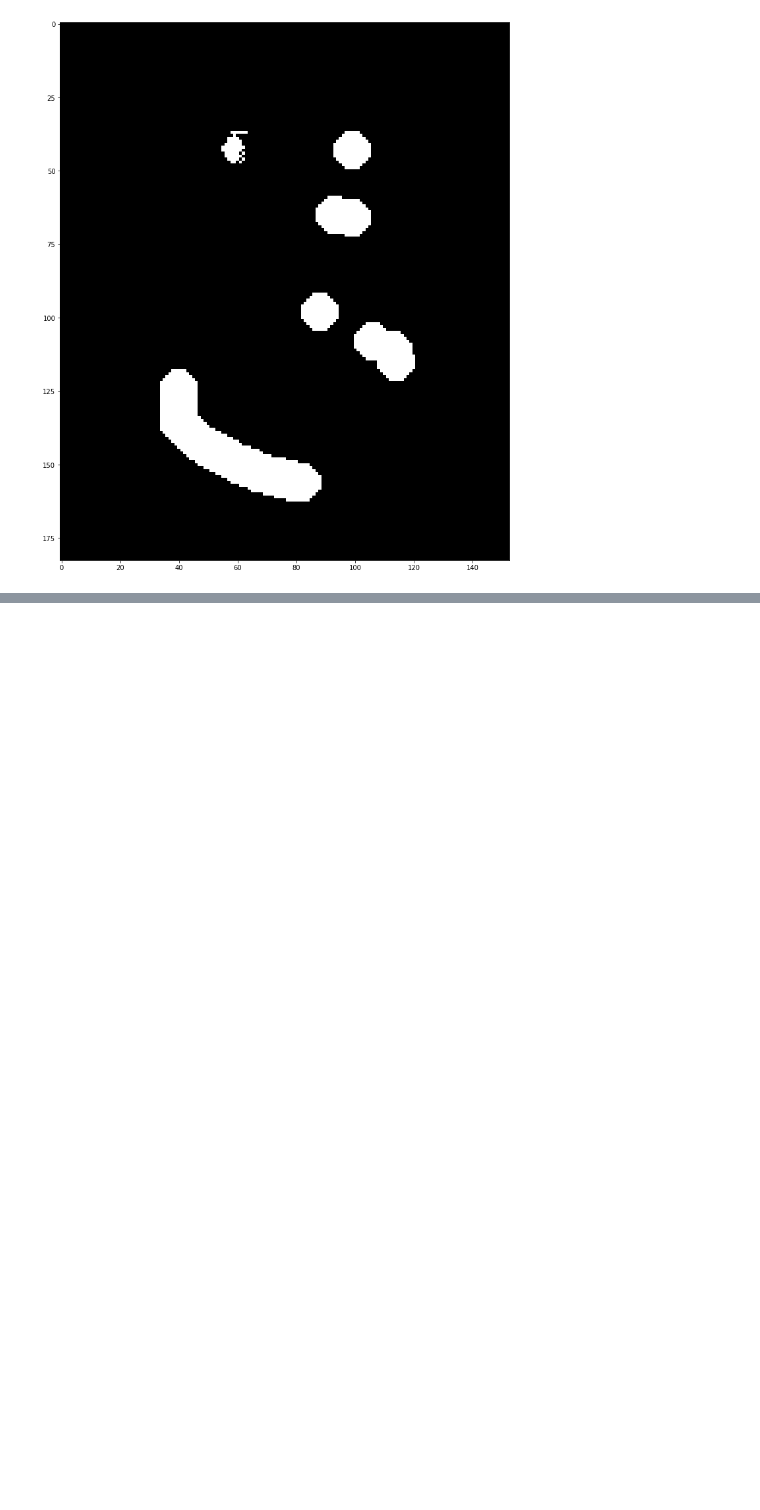
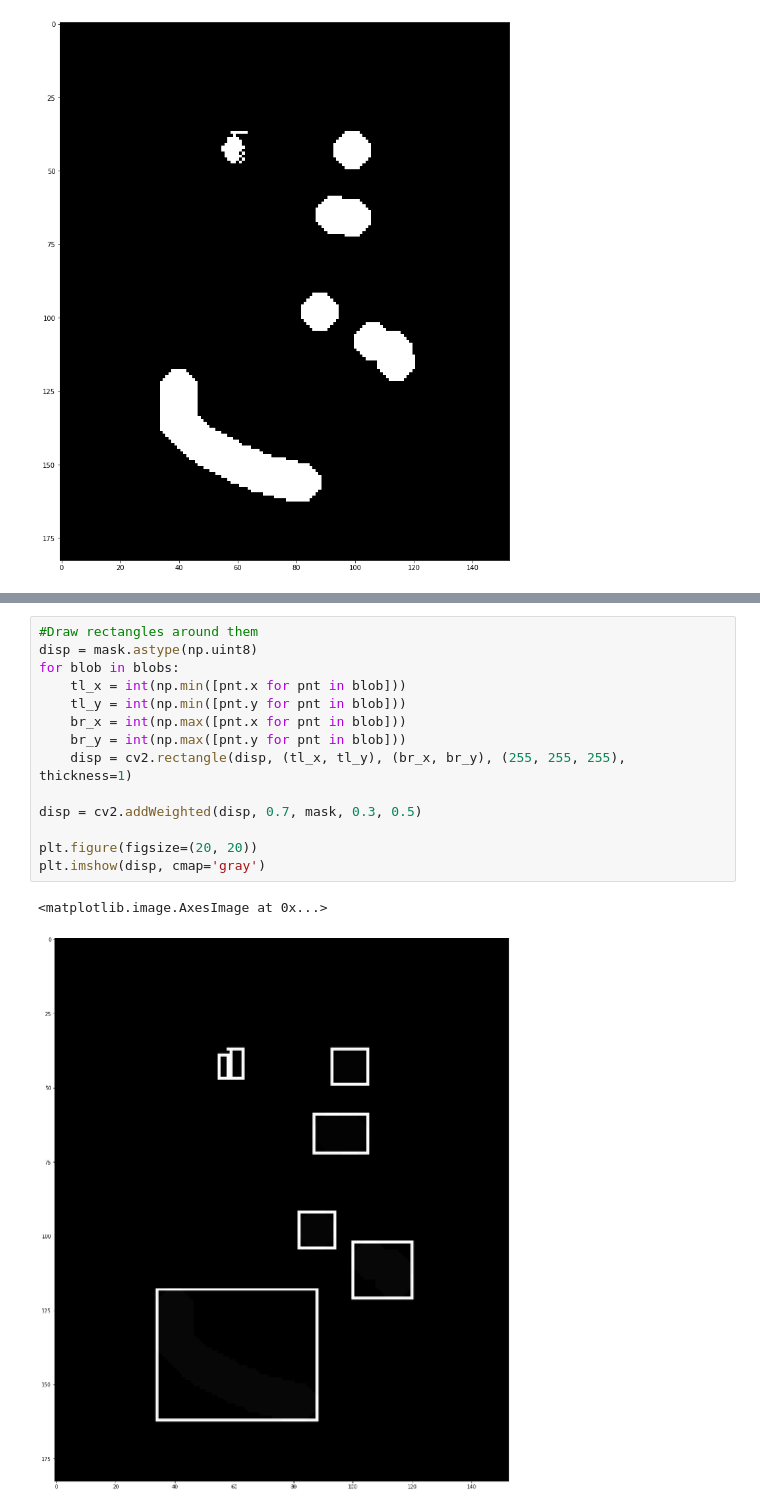
Before and after one commit to filipgrigorov/depth_scaling_experiments, a Jupyter notebook: fake_depth_analysis.ipynb, the cells around one changed output, grey strips where cells are left out. Saved outputs shown, nothing was run; the diff lists cells and outputs as text; blank space fills up the shorter version.

```diff
--- a/fake_depth_analysis.ipynb
+++ b/fake_depth_analysis.ipynb
@@ -78 +138,18 @@ Number of blobs:  225
+# %%
+#Draw rectangles around them
+disp = mask.astype(np.uint8)
+for blob in blobs:
+    tl_x = int(np.min([pnt.x for pnt in blob]))
+    tl_y = int(np.min([pnt.y for pnt in blob]))
+    br_x = int(np.max([pnt.x for pnt in blob]))
+    br_y = int(np.max([pnt.y for pnt in blob]))
+    disp = cv2.rectangle(disp, (tl_x, tl_y), (br_x, br_y), (255, 255, 255), thickness=1)
+
+disp = cv2.addWeighted(disp, 0.7, mask, 0.3, 0.5)
+
+plt.figure(figsize=(20, 20))
+plt.imshow(disp, cmap='gray')
+# %% [output]
+<matplotlib.image.AxesImage at 0x...>
+[figure, added]
 # %%
```
Also changed, not shown: parts of 6 cells of this notebook.
